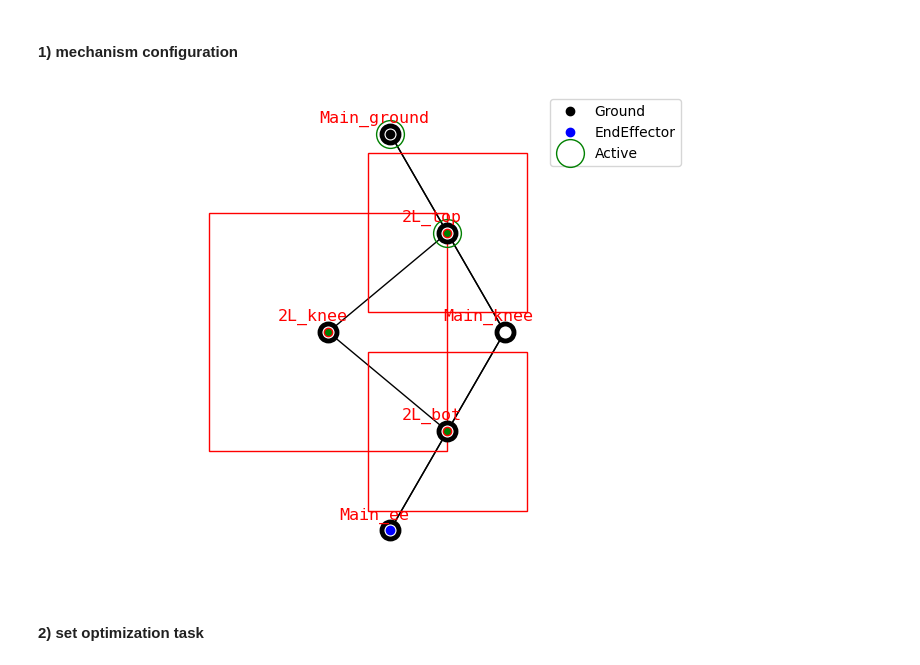
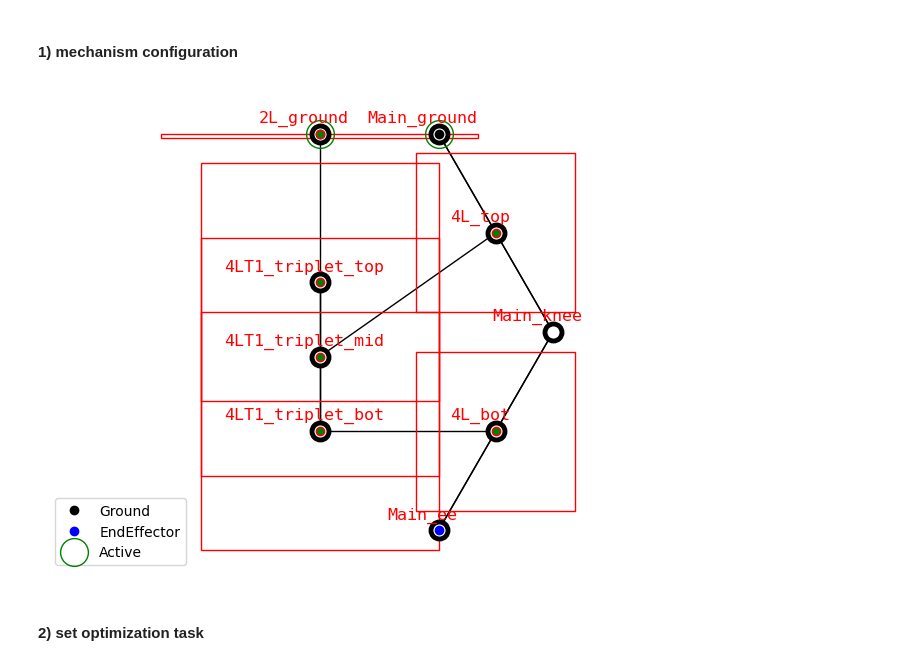
Before and after one commit to LicAiBeerLab/auto-robotics-design, a Jupyter notebook: apps/optimize/single_topology_optimization.ipynb, the cells around one changed output. Drawn from its saved outputs; the diff is of its cells as text; code cells hidden in the pictures.

```diff
--- a/apps/optimize/single_topology_optimization.ipynb
+++ b/apps/optimize/single_topology_optimization.ipynb
@@ -32,16 +31,16 @@ from auto_robot_design.description.builder import ParametrizedBuilder, DetailedU
 # %%
 generator = TwoLinkGenerator()
 all_graphs = generator.get_standard_set(shift=0.3)
-graph, constrain_dict = all_graphs[1]
+graph, constrain_dict = all_graphs[2]
 
 actuator = TMotor_AK10_9()
 thickness = 0.04
 builder = ParametrizedBuilder(DetailedURDFCreatorFixedEE, size_ground=np.array(
     [thickness*5, thickness*10, thickness*2]), actuator=actuator,thickness=thickness)
 draw_joint_point(graph)
 visualize_constrains(graph, constrain_dict)
 # %% [output]
-[figure, old version]
+[figure, new version]
 # %% [markdown]
 #### 2) set optimization task
 # %%
```
Also changed, not shown: parts of 20 cells of this notebook, 6 other files.
